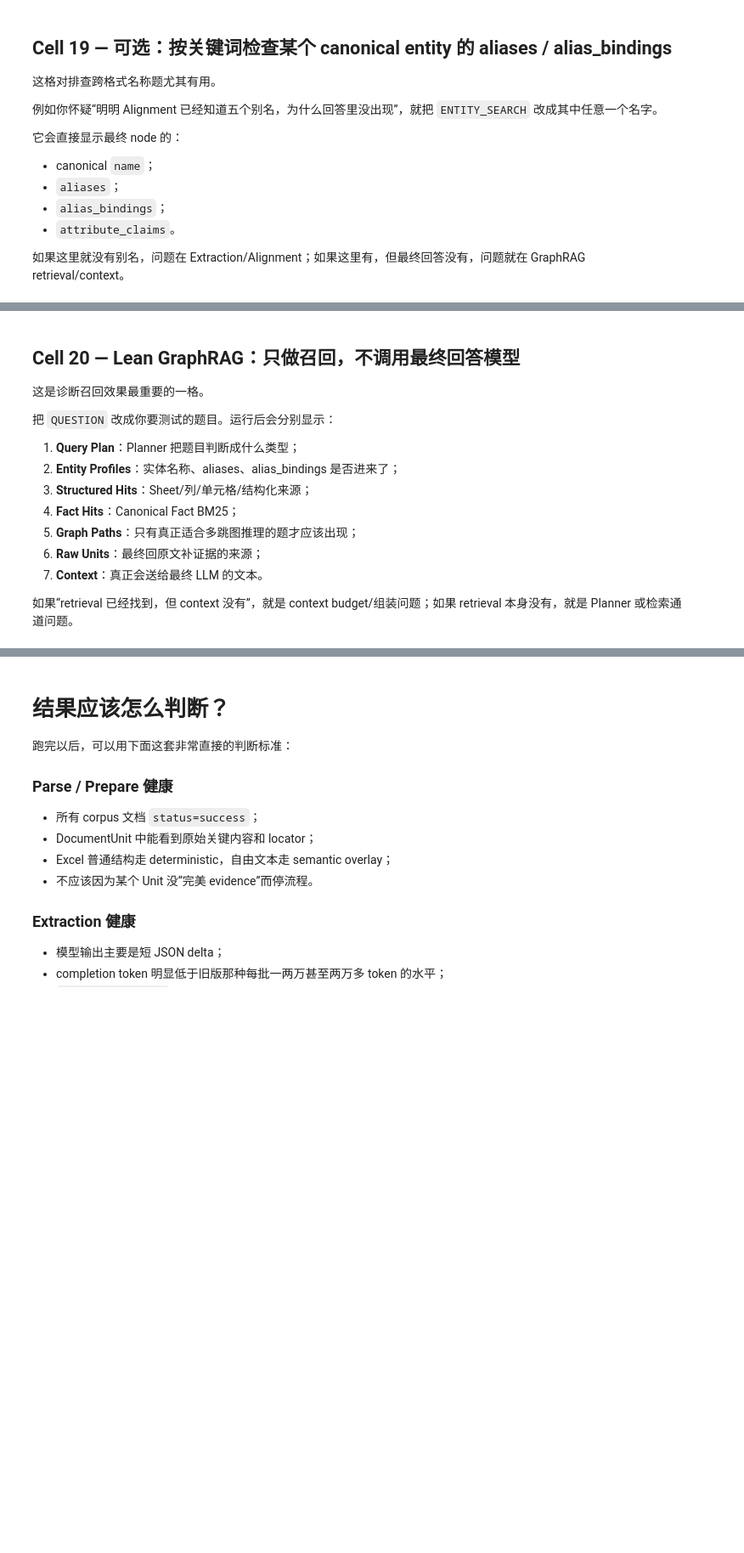
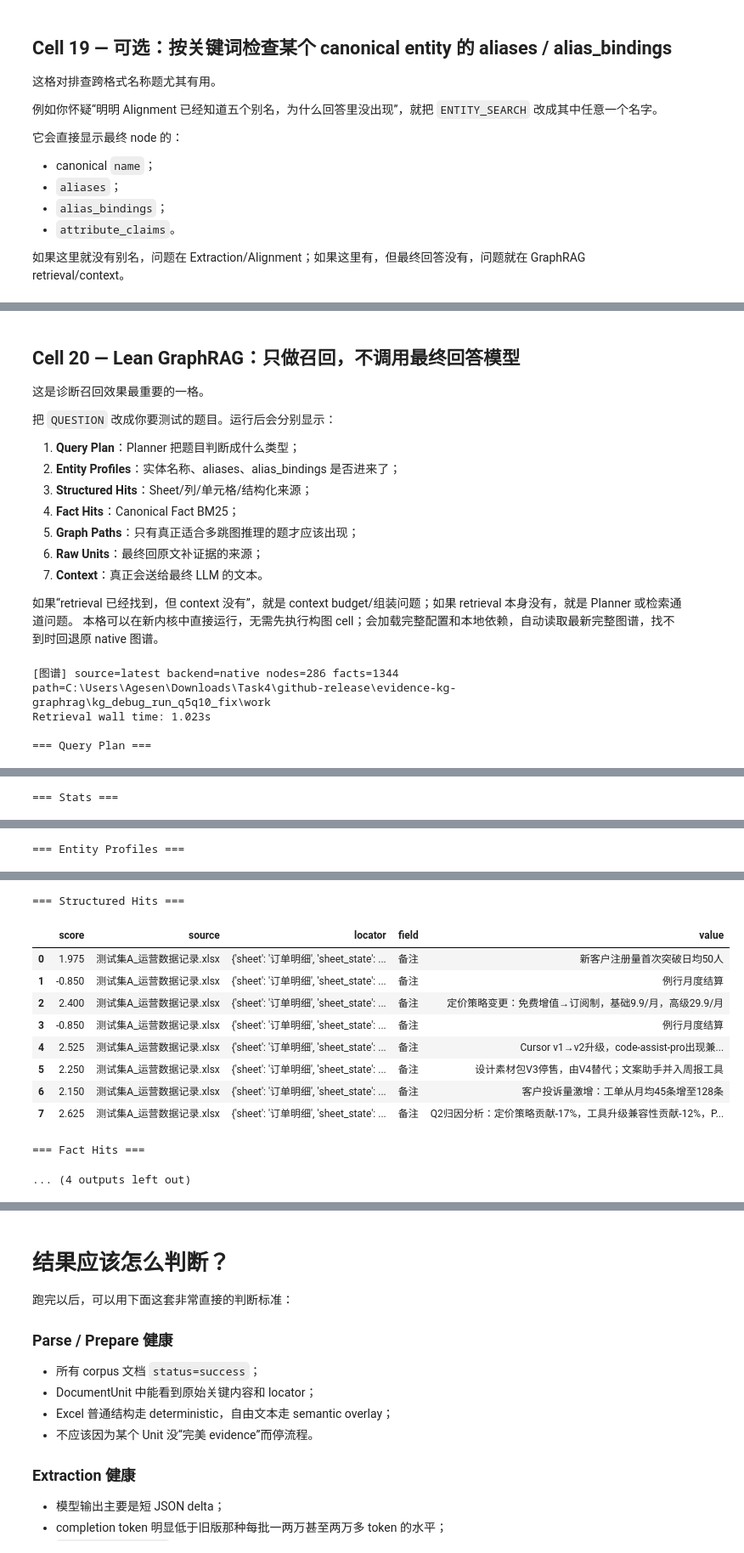
Before and after one commit to pipernowelliton31-dotcom/evidence-kg-graphrag, a Jupyter notebook: evidence_kg_openrouter_debug.ipynb, the cells around one changed output, grey strips where cells are left out. Shown at 85% size. Drawn from its saved outputs; the diff is of its cells as text; code cells hidden in the pictures; blank space fills up the shorter version.

```diff
--- a/evidence_kg_openrouter_debug.ipynb
+++ b/evidence_kg_openrouter_debug.ipynb
@@ -978,16 +1266,38 @@ else:
 7. **Context**：真正会送给最终 LLM 的文本。
 
 如果“retrieval 已经找到，但 context 没有”，就是 context budget/组装问题；如果 retrieval 本身没有，就是 Planner 或检索通道问题。
+本格可以在新内核中直接运行，无需先执行构图 cell；会加载完整配置和本地依赖，自动读取最新完整图谱，找不到时回退原 native 图谱。
 # %%
+# 独立准备本 cell 所需环境；不运行安装、解析、抽取、对齐或构图。
+from pathlib import Path
+from IPython.display import display, JSON, Markdown
+import importlib, sys
+
+_query_notebook = Path.cwd() / 'evidence_kg_openrouter_debug.ipynb'
+if not _query_notebook.is_file():
+    raise FileNotFoundError('请在本 notebook 所在目录启动内核。')
+if str(_query_notebook.parent) not in sys.path:
+    sys.path.insert(0, str(_query_notebook.parent))
+import interactive_kg as _query_module
+importlib.reload(_query_module)
+_retrieval_runtime = _query_module.query_runtime(_query_notebook, overrides=globals())
+call_logs = _retrieval_runtime['call_logs']
+RAG_WORK_DIR = _retrieval_runtime['RAG_WORK_DIR']
+_selected = _retrieval_runtime['RAG_GRAPH_SELECTION']
+print(f'[图谱] source={_selected["source"]} backend={_selected["backend"]} '
+      f'nodes={_selected["nodes"]} facts={_selected["facts"]} path={RAG_WORK_DIR}')
+
+import time
+import pandas as pd
+
 # 把这里换成你要测试的问题。
-QUESTION = """客户"程序员老王"购买了"AI代码助手插件"的年度订阅。请给出从该客户到产品收入下降的完整关联链路，包括：客户→产品→依赖的AI工具→定价策略变更→续费结果。标注每跳的信息来源。""".strip()
+QUESTION = """Excel"订单明细"Sheet的备注列中隐藏了6条关键线索（分布在不同的行中）。请找出全部6条隐藏线索，并按时间顺序串联成一条完整的事件链，说明这些事件之间的因果关系。""".strip()
 assert QUESTION and '请在这里' not in QUESTION, '请先把 QUESTION 改成真实问题'
 
-sys.path.insert(0, str(SCRIPTS_DIR))
-from lean_graphrag import LeanGraphRAG, ANSWER_PROMPT
-
+LeanGraphRAG = _retrieval_runtime['LeanGraphRAG']
+ANSWER_PROMPT = _retrieval_runtime['ANSWER_PROMPT']
 rag = LeanGraphRAG(
-    WORK_DIR,
+    RAG_WORK_DIR,
     max_hops=3,
     beam_width=20,
     context_chars=18_000,
@@ -1044,6 +1354,11 @@ display(pd.DataFrame(raw_rows))
 
 print('\n=== 真正送给最终模型的 Context ===')
 print('context chars =', len(retrieval['context']))
-print(retrieval['context'][:CONTEXT_PREVIEW_CHARS])
-if len(retrieval['context']) > CONTEXT_PREVIEW_CHARS:
-    print(f'\n... [仅预览前 {CONTEXT_PREVIEW_CHARS} chars]')
+print(retrieval['context'][:_retrieval_runtime['CONTEXT_PREVIEW_CHARS']])
+if len(retrieval['context']) > _retrieval_runtime['CONTEXT_PREVIEW_CHARS']:
+    print(f'\n... [仅预览前 {_retrieval_runtime["CONTEXT_PREVIEW_CHARS"]} chars]')
+# %% [output]
+[图谱] source=latest backend=native nodes=286 facts=1344 path=C:\Users\Agesen\Downloads\Task4\github-release\evidence-kg-graphrag\kg_debug_run_q5q10_fix\work
+Retrieval wall time: 1.023s
+
+=== Query Plan ===
@@ -1049,0 +1366 @@ if len(retrieval['context']) > CONTEXT_PREVIEW_CHARS:
+=== Stats ===
@@ -1049,0 +1368 @@ if len(retrieval['context']) > CONTEXT_PREVIEW_CHARS:
+=== Entity Profiles ===
@@ -1050,3 +1373,15 @@ if len(retrieval['context']) > CONTEXT_PREVIEW_CHARS:
+=== Structured Hits ===
+|  | score | source | locator | field | value |
+| 0 | 1.975 | 测试集A_运营数据记录.xlsx | {'sheet': '订单明细', 'sheet_state': ... | 备注 | 新客户注册量首次突破日均50人 |
+| 1 | -0.850 | 测试集A_运营数据记录.xlsx | {'sheet': '订单明细', 'sheet_state': ... | 备注 | 例行月度结算 |
+| 2 | 2.400 | 测试集A_运营数据记录.xlsx | {'sheet': '订单明细', 'sheet_state': ... | 备注 | 定价策略变更：免费增值→订阅制，基础9.9/月，高级29.9/月 |
+| 3 | -0.850 | 测试集A_运营数据记录.xlsx | {'sheet': '订单明细', 'sheet_state': ... | 备注 | 例行月度结算 |
+| 4 | 2.525 | 测试集A_运营数据记录.xlsx | {'sheet': '订单明细', 'sheet_state': ... | 备注 | Cursor v1→v2升级，code-assist-pro出现兼... |
+| 5 | 2.250 | 测试集A_运营数据记录.xlsx | {'sheet': '订单明细', 'sheet_state': ... | 备注 | 设计素材包V3停售，由V4替代；文案助手并入周报工具 |
+| 6 | 2.150 | 测试集A_运营数据记录.xlsx | {'sheet': '订单明细', 'sheet_state': ... | 备注 | 客户投诉量激增：工单从月均45条增至128条 |
+| 7 | 2.625 | 测试集A_运营数据记录.xlsx | {'sheet': '订单明细', 'sheet_state': ... | 备注 | Q2归因分析：定价策略贡献-17%，工具升级兼容性贡献-12%，P... |
+=== Fact Hits ===
+... (4 outputs left out)
 # %% [markdown]
 ## Cell 21 — 调用 OpenRouter 得到最终答案
 
```
Also changed, not shown: parts of 28 cells of this notebook, 17 other files.
